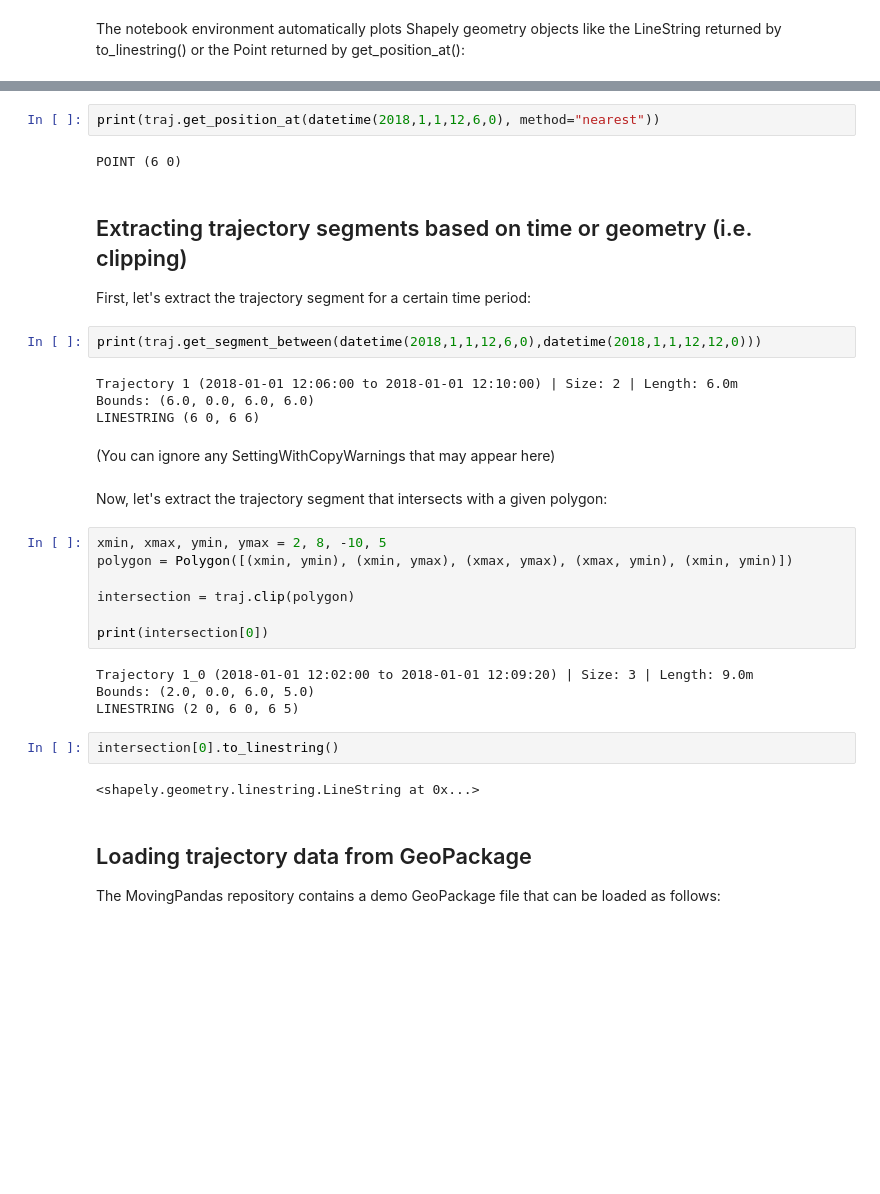
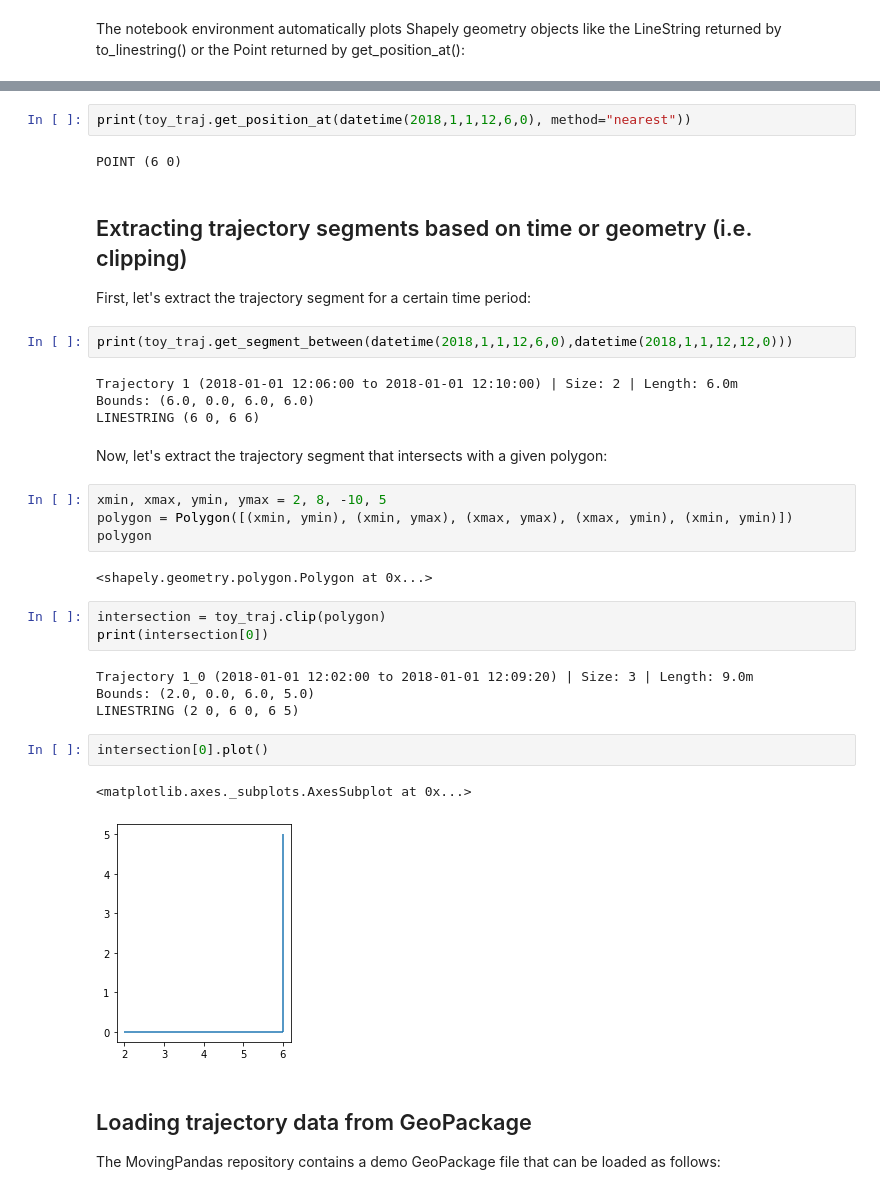
Before and after one commit to movingpandas/movingpandas, a Jupyter notebook: getting_started.ipynb, the cells around one changed output, grey strips where cells are left out. Cells and saved outputs as stored; diff of their text form; blank space fills up the shorter version.

```diff
--- a/getting_started.ipynb
+++ b/getting_started.ipynb
@@ -42,7 +76,7 @@ traj.get_position_at(datetime(2018,1,1,12,6,0), method="nearest")
 # %% [output]
 <shapely.geometry.point.Point at 0x...>
 # %%
-print(traj.get_position_at(datetime(2018,1,1,12,6,0), method="nearest"))
+print(toy_traj.get_position_at(datetime(2018,1,1,12,6,0), method="nearest"))
 # %% [output]
 POINT (6 0)
 # %% [markdown]
@@ -50,30 +84,31 @@ POINT (6 0)
 
 First, let's extract the trajectory segment for a certain time period:
 # %%
-print(traj.get_segment_between(datetime(2018,1,1,12,6,0),datetime(2018,1,1,12,12,0)))
+print(toy_traj.get_segment_between(datetime(2018,1,1,12,6,0),datetime(2018,1,1,12,12,0)))
 # %% [output]
 Trajectory 1 (2018-01-01 12:06:00 to 2018-01-01 12:10:00) | Size: 2 | Length: 6.0m
 Bounds: (6.0, 0.0, 6.0, 6.0)
 LINESTRING (6 0, 6 6)
-# %% [markdown]
-(You can ignore any SettingWithCopyWarnings that may appear here)
 # %% [markdown]
 Now, let's extract the trajectory segment that intersects with a given polygon:
 # %%
 xmin, xmax, ymin, ymax = 2, 8, -10, 5
 polygon = Polygon([(xmin, ymin), (xmin, ymax), (xmax, ymax), (xmax, ymin), (xmin, ymin)])
-
-intersection = traj.clip(polygon)
-
-print(intersection[0])
+polygon
 # %% [output]
-Trajectory 1_0 (2018-01-01 12:02:00 to 2018-01-01 12:09:20) | Size: 3 | Length: 9.0m
-Bounds: (2.0, 0.0, 6.0, 5.0)
-LINESTRING (2 0, 6 0, 6 5)
+<shapely.geometry.polygon.Polygon at 0x...>
+# %%
+intersection = toy_traj.clip(polygon)
+print(intersection[0])
+# %% [output]
+Trajectory 1_0 (2018-01-01 12:02:00 to 2018-01-01 12:09:20) | Size: 3 | Length: 9.0m
+Bounds: (2.0, 0.0, 6.0, 5.0)
+LINESTRING (2 0, 6 0, 6 5)
 # %%
-intersection[0].to_linestring()
+intersection[0].plot()
 # %% [output]
-<shapely.geometry.linestring.LineString at 0x...>
+<matplotlib.axes._subplots.AxesSubplot at 0x...>
+[figure, added]
 # %% [markdown]
 ## Loading trajectory data from GeoPackage
 
```
Also changed, not shown: parts of 20 cells of this notebook, 2 other files.
